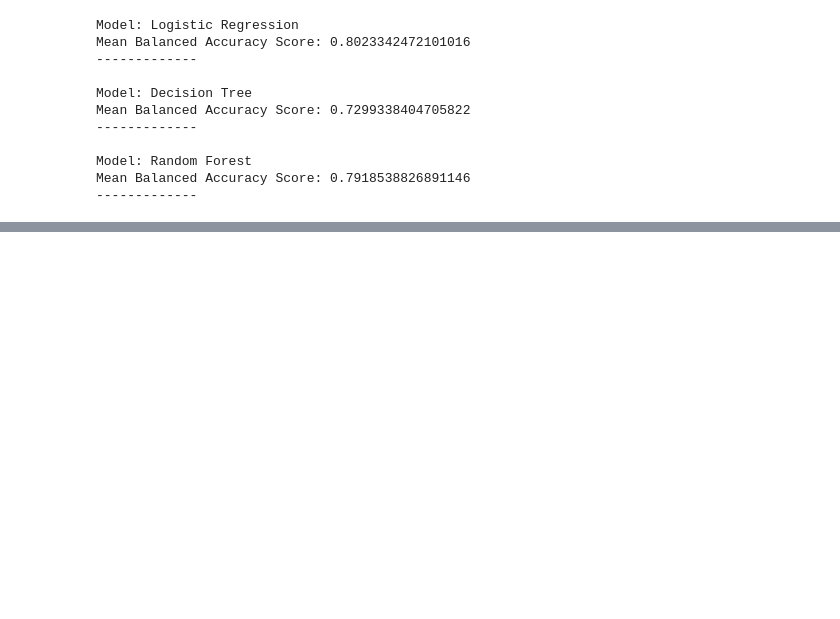
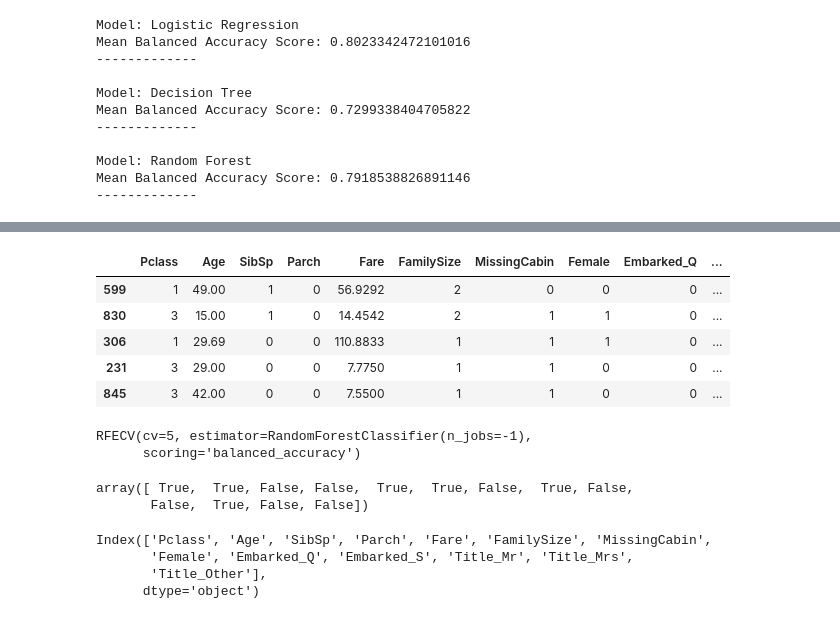
Before and after one commit to ironhack-datalabs/data-ber-08-20, a Jupyter notebook: Notes/module-3/week-7/3_machine_learning-titanic.ipynb, the cells around one changed output, grey strips where cells are left out. Drawn from its saved outputs; the diff is of its cells as text; code cells hidden in the pictures; blank space fills up the shorter version.

```diff
--- a/Notes/module-3/week-7/3_machine_learning-titanic.ipynb
+++ b/Notes/module-3/week-7/3_machine_learning-titanic.ipynb
@@ -513,0 +533,9 @@ Mean Balanced Accuracy Score: 0.7918538826891146
+# %%
+train_X.head()
+# %% [output]
+|  | Pclass | Age | SibSp | Parch | Fare | FamilySize | MissingCabin | Female | Embarked_Q | ... |
+| 599 | 1 | 49.00 | 1 | 0 | 56.9292 | 2 | 0 | 0 | 0 | ... |
+| 830 | 3 | 15.00 | 1 | 0 | 14.4542 | 2 | 1 | 1 | 0 | ... |
+| 306 | 1 | 29.69 | 0 | 0 | 110.8833 | 1 | 1 | 1 | 0 | ... |
+| 231 | 3 | 29.00 | 0 | 0 | 7.7750 | 1 | 1 | 0 | 0 | ... |
+| 845 | 3 | 42.00 | 0 | 0 | 7.5500 | 1 | 1 | 0 | 0 | ... |
@@ -513,0 +549,17 @@ Mean Balanced Accuracy Score: 0.7918538826891146
+# %%
+selector_rf.fit(train_X, train_y)
+# %% [output]
+RFECV(cv=5, estimator=RandomForestClassifier(n_jobs=-1),
+      scoring='balanced_accuracy')
+# %%
+selector_rf.get_support()
+# %% [output]
+array([ True,  True, False, False,  True,  True, False,  True, False,
+       False,  True, False, False])
+# %%
+train_X.columns
+# %% [output]
+Index(['Pclass', 'Age', 'SibSp', 'Parch', 'Fare', 'FamilySize', 'MissingCabin',
+       'Female', 'Embarked_Q', 'Embarked_S', 'Title_Mr', 'Title_Mrs',
+       'Title_Other'],
+      dtype='object')
```
Also changed, not shown: parts of 22 cells of this notebook, 3 other files.
